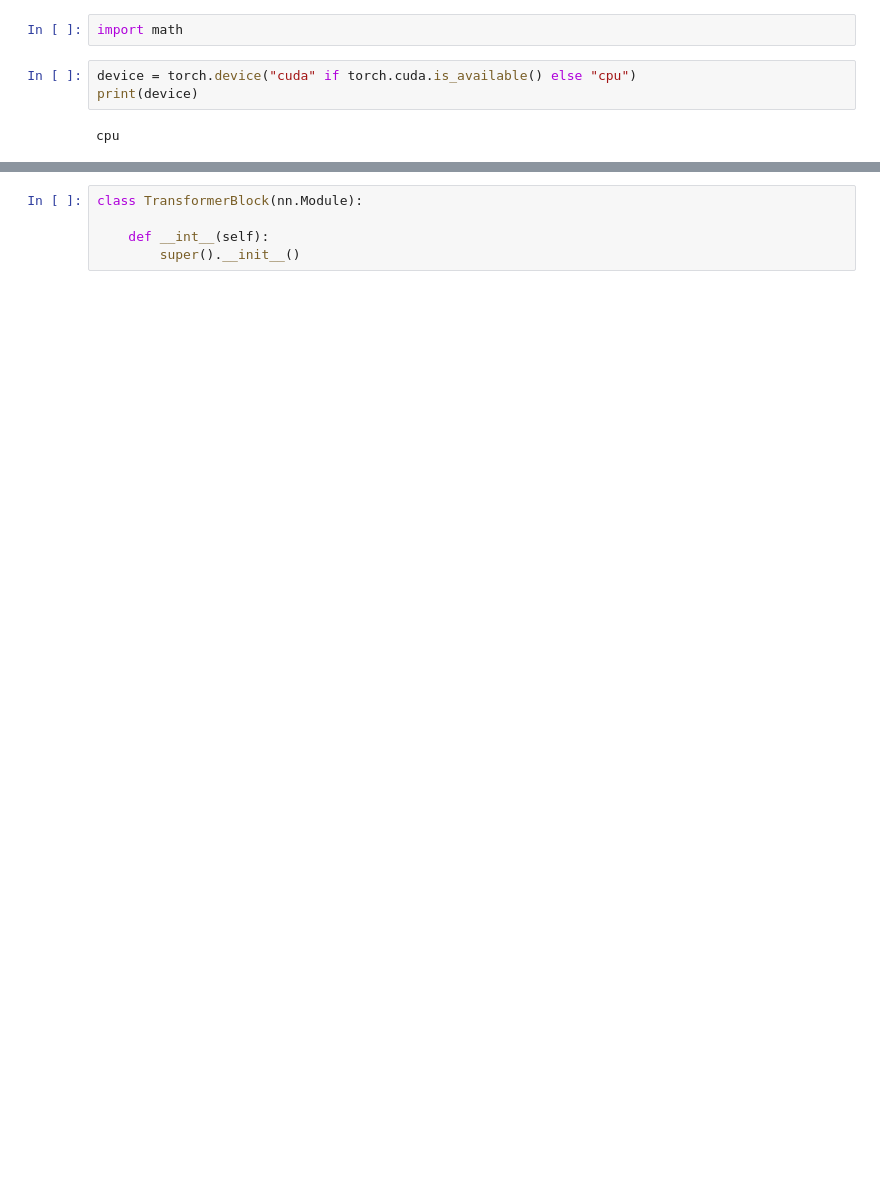
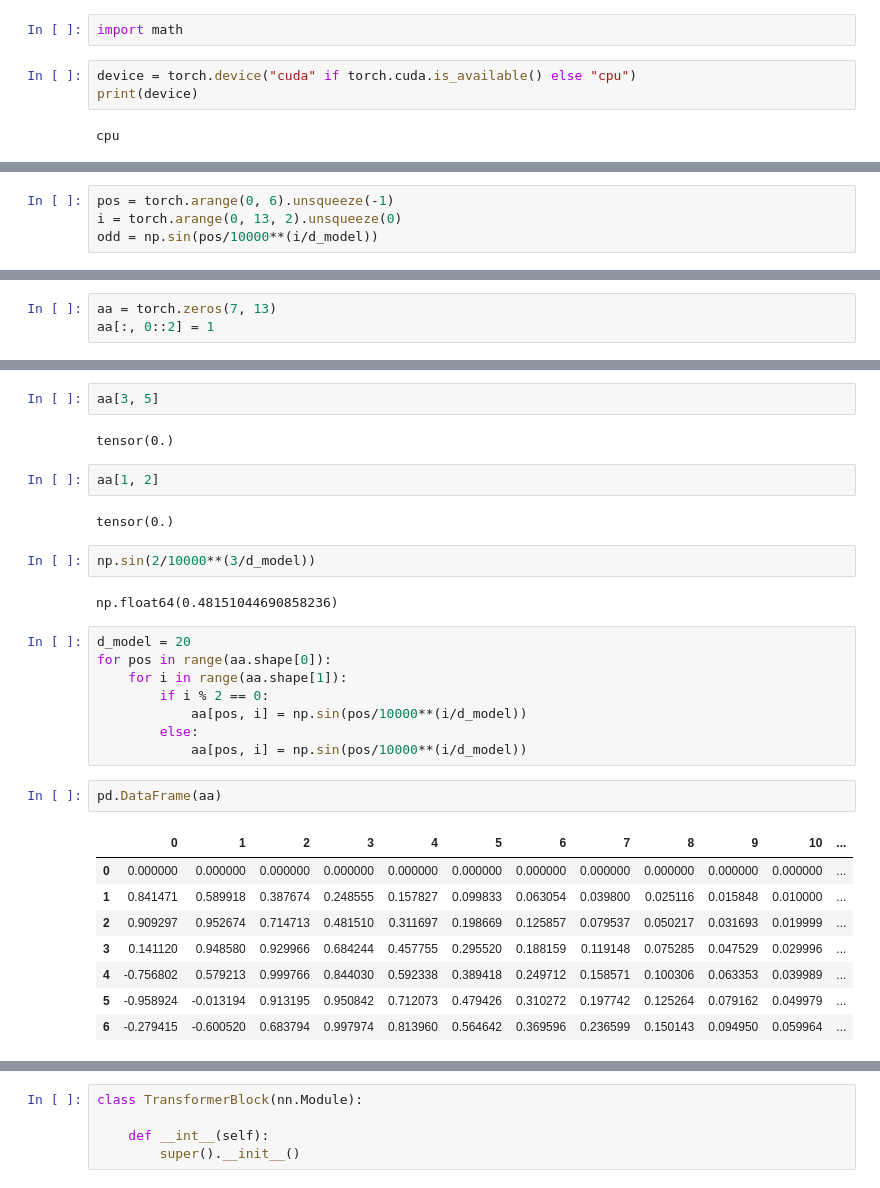
Before and after one commit to saebragani/encoder-decoder-transformer, a Jupyter notebook: notebooks/model.ipynb, the cells around one changed output, grey strips where cells are left out. Cells and saved outputs as stored; diff of their text form; blank space fills up the shorter version.

```diff
--- a/notebooks/First.ipynb
+++ b/notebooks/model.ipynb
@@ -20,0 +88,4 @@ class PsitionEncoding():
+# %%
+pos = torch.arange(0, 6).unsqueeze(-1)
+i = torch.arange(0, 13, 2).unsqueeze(0)
+odd = np.sin(pos/10000**(i/d_model))
@@ -20,0 +136,3 @@ class PsitionEncoding():
+# %%
+aa = torch.zeros(7, 13)
+aa[:, 0::2] = 1
@@ -21,3 +149,34 @@ class PsitionEncoding():
+# %%
+aa[3, 5]
+# %% [output]
+tensor(0.)
+# %%
+aa[1, 2]
+# %% [output]
+tensor(0.)
+# %%
+np.sin(2/10000**(3/d_model))
+# %% [output]
+np.float64(0.48151044690858236)
+# %%
+d_model = 20
+for pos in range(aa.shape[0]):
+    for i in range(aa.shape[1]):
+        if i % 2 == 0:
+            aa[pos, i] = np.sin(pos/10000**(i/d_model))
+        else:
+            aa[pos, i] = np.sin(pos/10000**(i/d_model))
+# %%
+pd.DataFrame(aa)
+# %% [output]
+|  | 0 | 1 | 2 | 3 | 4 | 5 | 6 | 7 | 8 | 9 | 10 | ... |
+| 0 | 0.000000 | 0.000000 | 0.000000 | 0.000000 | 0.000000 | 0.000000 | 0.000000 | 0.000000 | 0.000000 | 0.000000 | 0.000000 | ... |
+| 1 | 0.841471 | 0.589918 | 0.387674 | 0.248555 | 0.157827 | 0.099833 | 0.063054 | 0.039800 | 0.025116 | 0.015848 | 0.010000 | ... |
+| 2 | 0.909297 | 0.952674 | 0.714713 | 0.481510 | 0.311697 | 0.198669 | 0.125857 | 0.079537 | 0.050217 | 0.031693 | 0.019999 | ... |
+| 3 | 0.141120 | 0.948580 | 0.929966 | 0.684244 | 0.457755 | 0.295520 | 0.188159 | 0.119148 | 0.075285 | 0.047529 | 0.029996 | ... |
+| 4 | -0.756802 | 0.579213 | 0.999766 | 0.844030 | 0.592338 | 0.389418 | 0.249712 | 0.158571 | 0.100306 | 0.063353 | 0.039989 | ... |
+| 5 | -0.958924 | -0.013194 | 0.913195 | 0.950842 | 0.712073 | 0.479426 | 0.310272 | 0.197742 | 0.125264 | 0.079162 | 0.049979 | ... |
+| 6 | -0.279415 | -0.600520 | 0.683794 | 0.997974 | 0.813960 | 0.564642 | 0.369596 | 0.236599 | 0.150143 | 0.094950 | 0.059964 | ... |
 # %%
 class MultiHeadAttention(nn.Module):
     def __init__(self, d_model, h):
```
Also changed, not shown: parts of 16 cells of this notebook, 2 other files.
